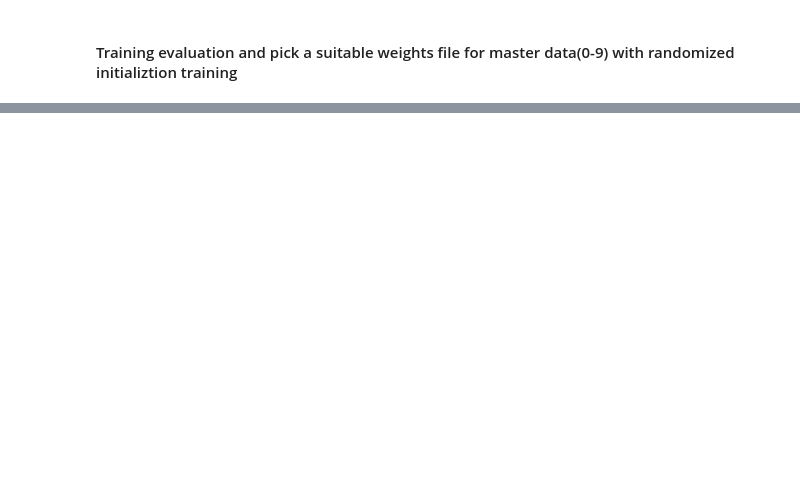
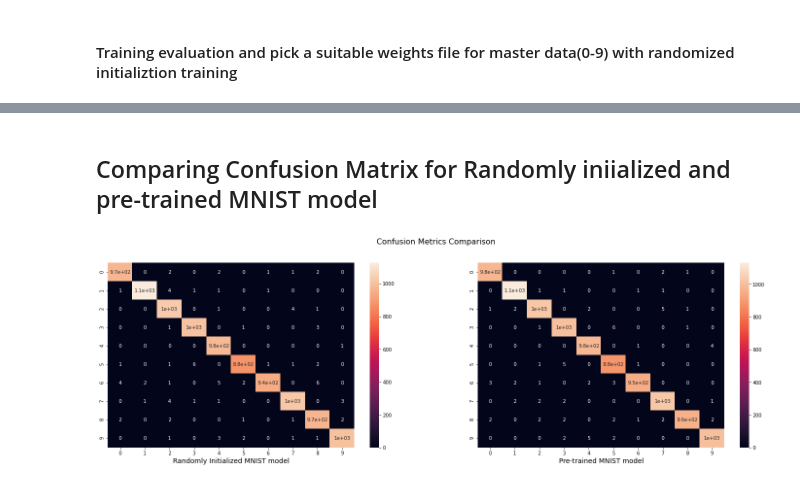
Before and after one commit to sayan0506/Comparative-STudy-of-Effect-of-Transfer-Learning-om-Different-Handwritten-Digit-Datasets-using-WandB, a Jupyter notebook: IIITD_assignment_task_2_test_script.ipynb, the cells around one changed output, grey strips where cells are left out. Drawn from its saved outputs; the diff is of its cells as text; code cells hidden in the pictures; blank space fills up the shorter version.

```diff
--- a/IIITD_assignment_task_2_test_script.ipynb
+++ b/IIITD_assignment_task_2_test_script.ipynb
@@ -1308,0 +1362,9 @@ Synced serene-universe-8: https://wandb.ai/sayan0506/MNIST%20Training%20section%
+# %%
+# considering the same epoch as used in the randomly inititalized training
+epochs_pretrained = 20
+
+# model checkpoint for this section
+filepath_mnist_pretrained = 'MNIST_training_pretrained_epoch_{epoch:02d}.hdf5'
+#-acc_{accuracy:0.4d}.hdf5'
+# defining model checkpoint object
+mc_mnist_pretrained = ModelCheckpoint(filepath = filepath_mnist_pretrained, monitor = 'val_acc', save_weights_only= True, mode = 'max', verbose = 1)
@@ -1308,0 +1373,6 @@ Synced serene-universe-8: https://wandb.ai/sayan0506/MNIST%20Training%20section%
+# %%
+# random initialized training
+history_mnist_pretrained = model_mnist.fit(x = x_train_pro, y = y_train, epochs = epochs_pretrained, verbose = 1, validation_split = 0.1,
+                                      callbacks = [WandbCallback(), mc_mnist_pretrained, lr_schedule_mnist, reduce_lr_mnist, PlotLossesKeras()])
+
+                    #, use_multiprocessing = True)
@@ -1320,0 +1433,8 @@ model_mnist.evaluate(validation_generator_2)
+# %%
+weights_file_pretrained = '/content/MNIST_training_pretrained_epoch_07.hdf5'
+model_mnist.load_weights(weights_file_pretrained)
+
+# prediction result in this training type
+y_pred_pretrained = model_mnist.predict(x_test_pro)
+
+model_mnist.evaluate(x_test_pro, y_test)
@@ -1320,0 +1444,3 @@ model_mnist.evaluate(validation_generator_2)
+# %%
+# transforming multiclass format to single sparse format
+y_pred_pretrained = np.argmax(y_pred_pretrained, 1)
@@ -1320,0 +1474,19 @@ model_mnist.evaluate(validation_generator_2)
+# %% [markdown]
+## Comparing Confusion Matrix for Randomly iniialized and pre-trained MNIST model
+# %%
+
+fig_cm = plt.figure(figsize=(25, 7))
+fig_cm.suptitle('Confusion Metrics Comparison', fontsize = 16)
+fig_cm.tight_layout()
+
+fig_cm.add_subplot(121)
+sns.heatmap(confusion_matrix(y_test, y_pred_randomized), annot = True)
+plt.xlabel('Randomly Initialized MNIST model', fontsize = 14)
+
+fig_cm.add_subplot(122)
+sns.heatmap(confusion_matrix(y_test, y_pred_pretrained), annot = True)
+plt.xlabel('Pre-trained MNIST model', fontsize = 14)
+
+plt.show()
+# %% [output]
+[figure, added]
```
Also changed, not shown: parts of 41 cells of this notebook.
